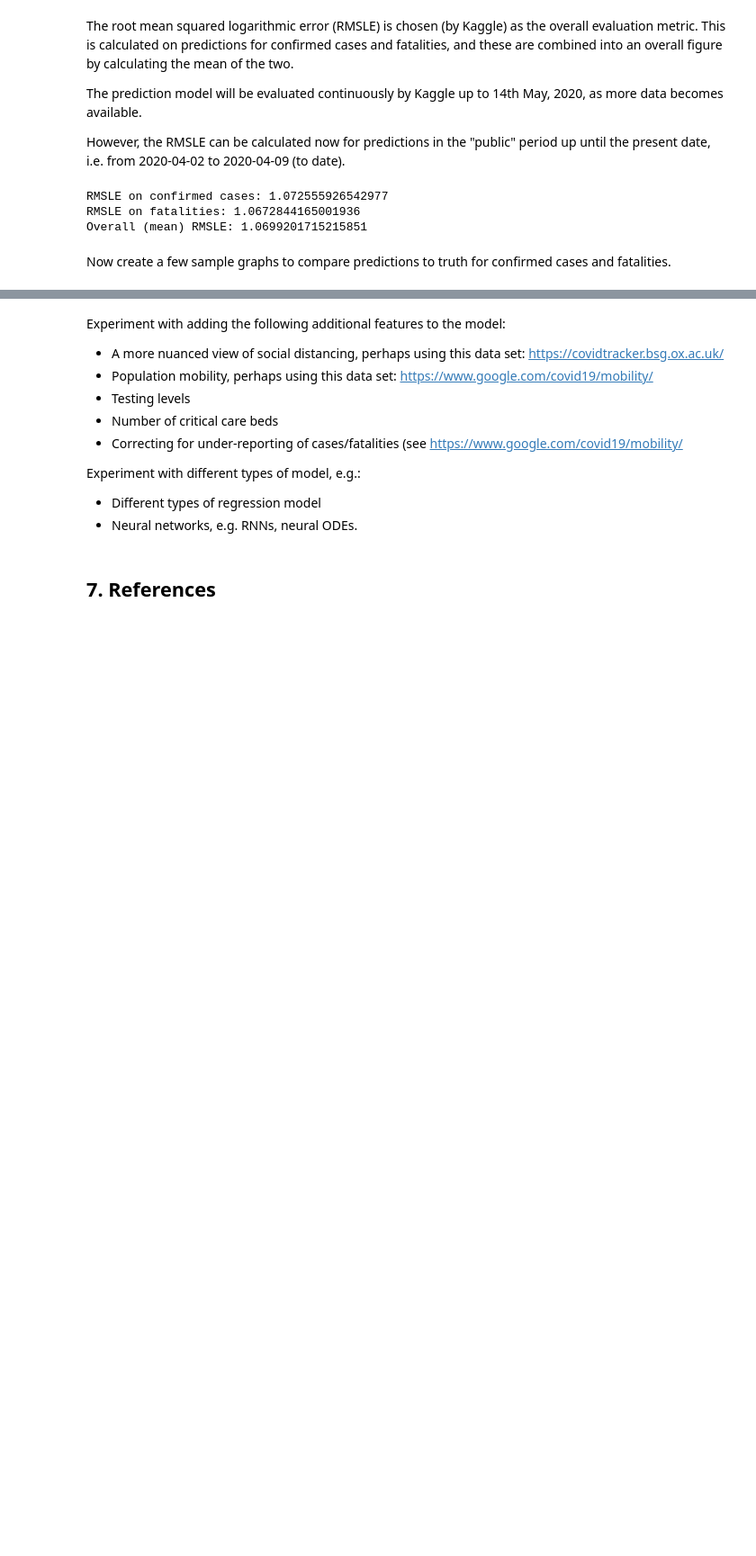
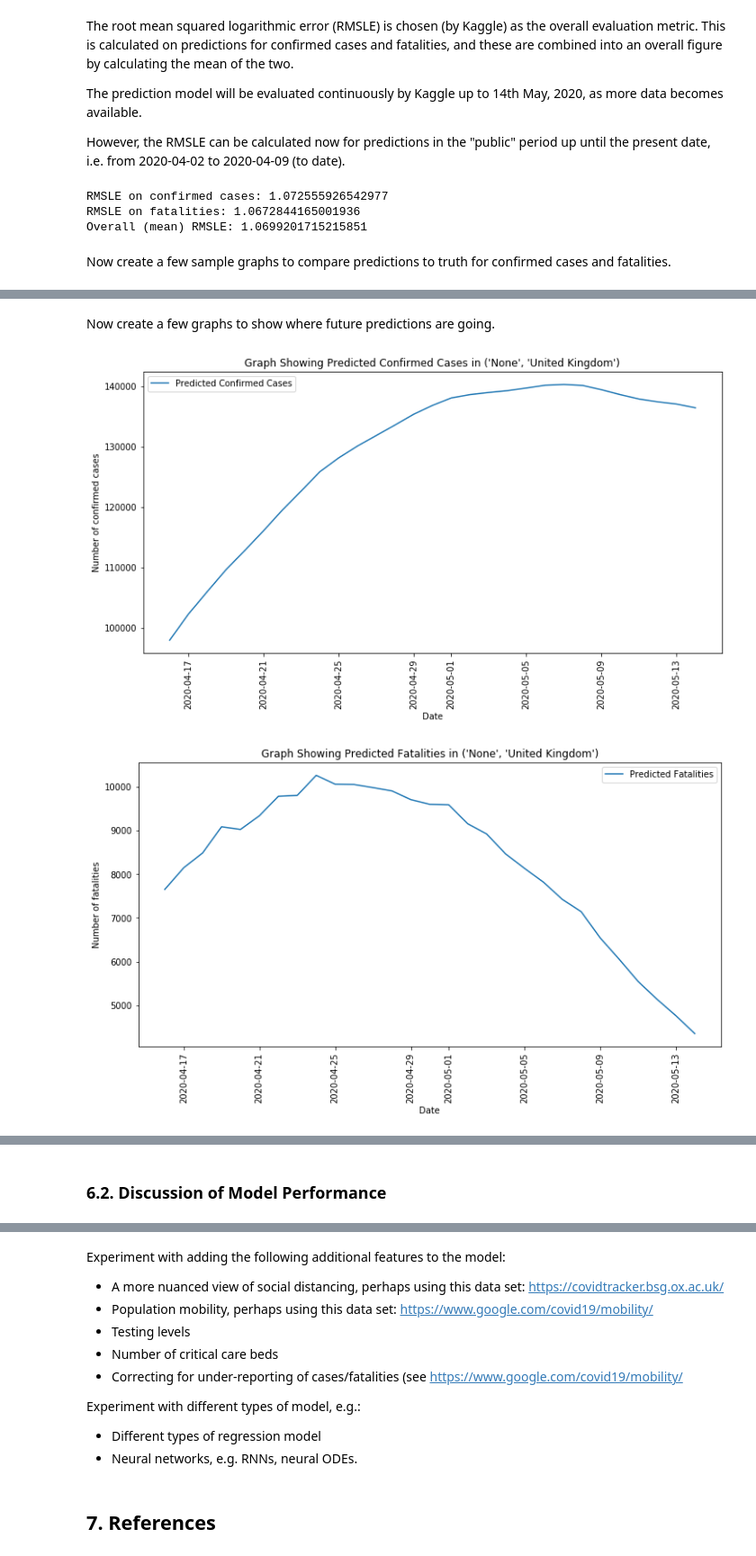
Before and after one commit to mattjezza/covid19-modelling, a Jupyter notebook: COVID-19-Prediction.ipynb, the cells around one changed output, grey strips where cells are left out. Shown: that part at 90% size. Saved outputs shown, nothing was run; the diff lists cells and outputs as text; code cells hidden in the pictures; blank space fills up the shorter version.

```diff
--- a/COVID-19-Prediction.ipynb
+++ b/COVID-19-Prediction.ipynb
@@ -1272,0 +1194,32 @@ for loc in sample_locations:
+# %% [markdown]
+Now create a few graphs to show where future predictions are going.
+# %%
+sample_locations = [('None', 'United Kingdom'), ('New York', 'US'), ('None', 'Italy')]
+#test_p_c_groups = df_train.groupby(['Province_State', 'Country_Region'])
+pred_p_c_groups = df_test.groupby(['Province_State', 'Country_Region'])
+for loc in sample_locations:
+    #test_grp = test_p_c_groups.get_group(loc)
+    pred_grp = pred_p_c_groups.get_group(loc)
+    #test = test_grp[test_grp['Date'] >= FIRST_STORED_PRIV_PRED_DATE]
+    pred = pred_grp[(pred_grp['Date'] >= FIRST_STORED_PRIV_PRED_DATE) &
+                     (pred_grp['Date'] <= LAST_PRIV_PRED_DATE)]
+    plt.figure(figsize=(12, 6))
+    plt.plot(pred['Date'], pred['ConfirmedCases'], label = 'Predicted Confirmed Cases')
+    plt.xlabel('Date')
+    plt.ylabel('Number of confirmed cases')
+    plt.xticks(rotation='vertical')
+    plt.legend()
+    plt.title('Graph Showing Predicted Confirmed Cases in {0}'.format(loc))
+    plt.show()
+
+    plt.figure(figsize=(12, 6))
+    plt.plot(pred['Date'], pred['Fatalities'], label = 'Predicted Fatalities')
+    plt.xlabel('Date')
+    plt.ylabel('Number of fatalities')
+    plt.xticks(rotation='vertical')
+    plt.legend()
+    plt.title('Graph Showing Predicted Fatalities in {0}'.format(loc))
+    plt.show()
+# %% [output]
+[figure, added]
+[figure, added]
@@ -1272,0 +1230,2 @@ for loc in sample_locations:
+# %% [markdown]
+### 6.2. Discussion of Model Performance
```
Also changed, not shown: parts of 33 cells of this notebook.
